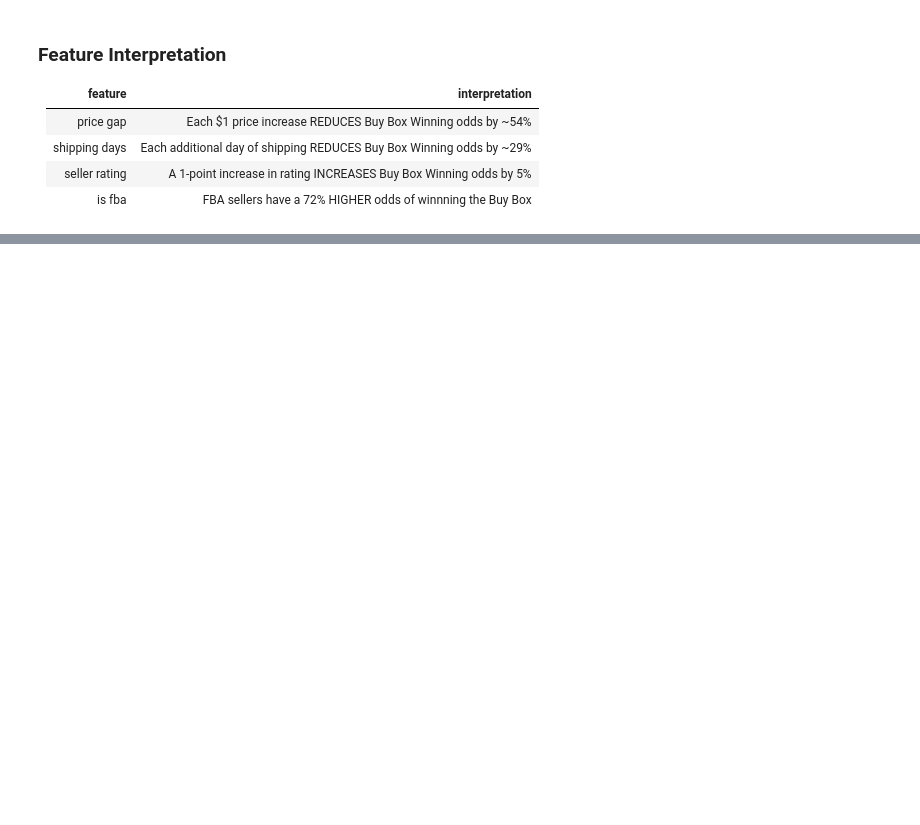
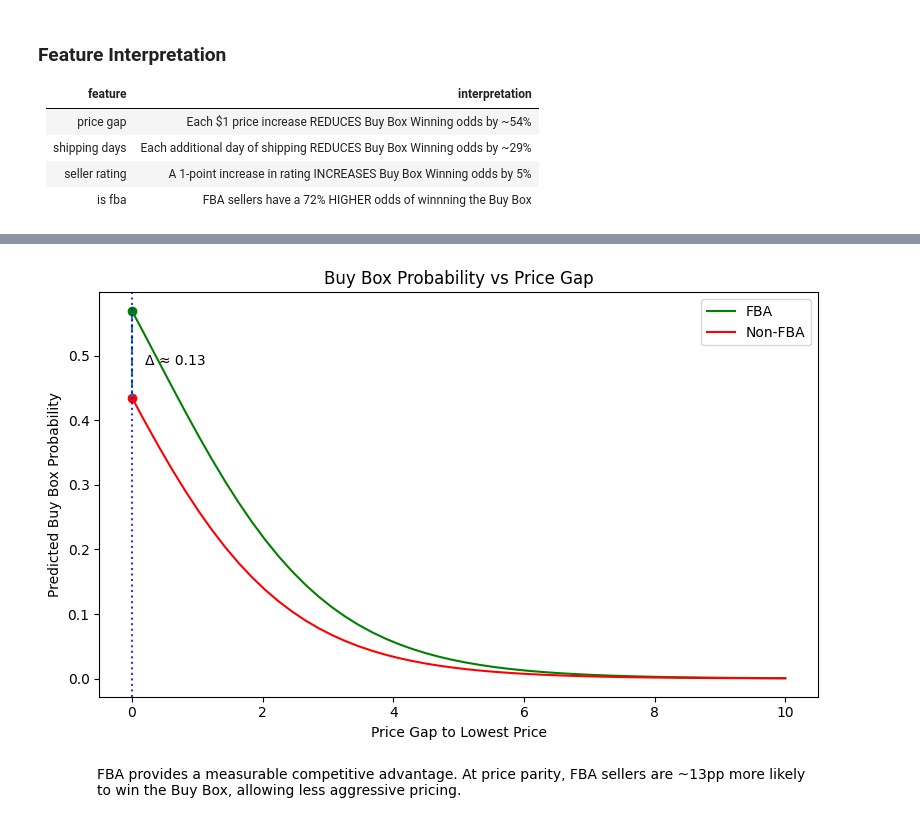
Before and after one commit to sbelarmin/amazon-buy-box-marketplace, a Jupyter notebook: notebooks/04_buy_box_drivers_descriptive.ipynb, the cells around one changed output, grey strips where cells are left out. Saved outputs shown, nothing was run; the diff lists cells and outputs as text; code cells hidden in the pictures; blank space fills up the shorter version.

```diff
--- a/notebooks/04_buy_box_drivers_descriptive.ipynb
+++ b/notebooks/04_buy_box_drivers_descriptive.ipynb
@@ -195,0 +163,72 @@ plt.show()
+# %%
+price_range = np.linspace(0, 10, 50)
+
+# --- FBA (green) ---
+X_fba = pd.DataFrame({
+    "const": 1,
+    "price_gap_to_lowest": price_range,
+    "shipping_days": df["shipping_days"].mean(),
+    "seller_rating": df["seller_rating"].mean(),
+    "is_fba": 1
+})
+
+pred_fba = results.predict(X_fba)
+
+# --- Non-FBA (red) ---
+X_non_fba = pd.DataFrame({
+    "const": 1,
+    "price_gap_to_lowest": price_range,
+    "shipping_days": df["shipping_days"].mean(),
+    "seller_rating": df["seller_rating"].mean(),
+    "is_fba": 0
+})
+
+pred_non_fba = results.predict(X_non_fba)
+
+# find index closest to 0
+idx_zero = np.argmin(np.abs(price_range - 0))
+
+p_fba_0 = pred_fba[idx_zero]
+p_non_fba_0 = pred_non_fba[idx_zero]
+
+delta = p_fba_0 - p_non_fba_0
+
+# --- Plot ---
+plt.figure(figsize=(8,5))
+
+plt.plot(price_range, pred_fba, color="green", label="FBA")
+plt.plot(price_range, pred_non_fba, color="red", label="Non-FBA")
+
+# mark the points
+plt.scatter(0, p_fba_0, color="green")
+plt.scatter(0, p_non_fba_0, color="red")
+
+# draw a vertical line between them
+plt.plot([0, 0], [p_non_fba_0, p_fba_0], linestyle="--")
+
+plt.title("Buy Box Probability vs Price Gap")
+plt.xlabel("Price Gap to Lowest Price")
+plt.ylabel("Predicted Buy Box Probability")
+plt.legend()
+
+plt.text(
+    0.2,
+    (p_fba_0 + p_non_fba_0) / 2,
+    f"Δ ≈ {delta:.2f}",
+    verticalalignment="top"
+)
+
+plt.axvline(0, linestyle=":", alpha=0.8, color='blue')
+
+plt.tight_layout()
+
+plt.gcf().text(
+    0.08, -0.08,
+    "FBA provides a measurable competitive advantage. At price parity, FBA sellers are ~13pp more likely\nto win the Buy Box, allowing less aggressive pricing.",
+    ha='left',
+    fontsize=10
+)
+
+plt.show()
+# %% [output]
+[figure, added]
```
Also changed, not shown: parts of 13 cells of this notebook, 3 other files.
